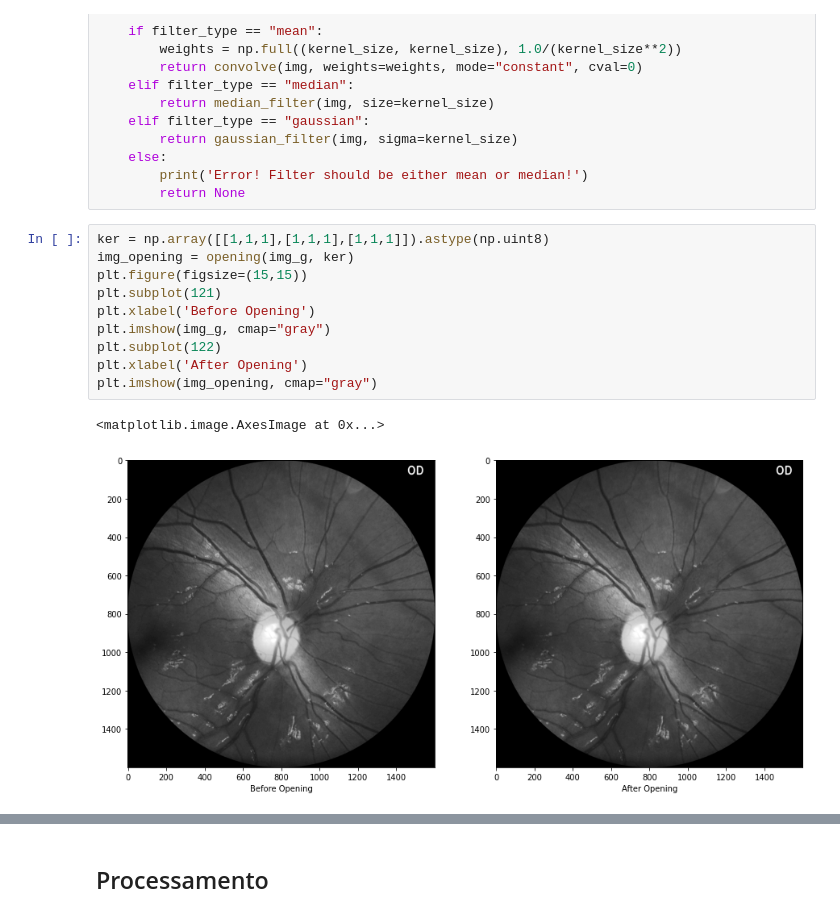
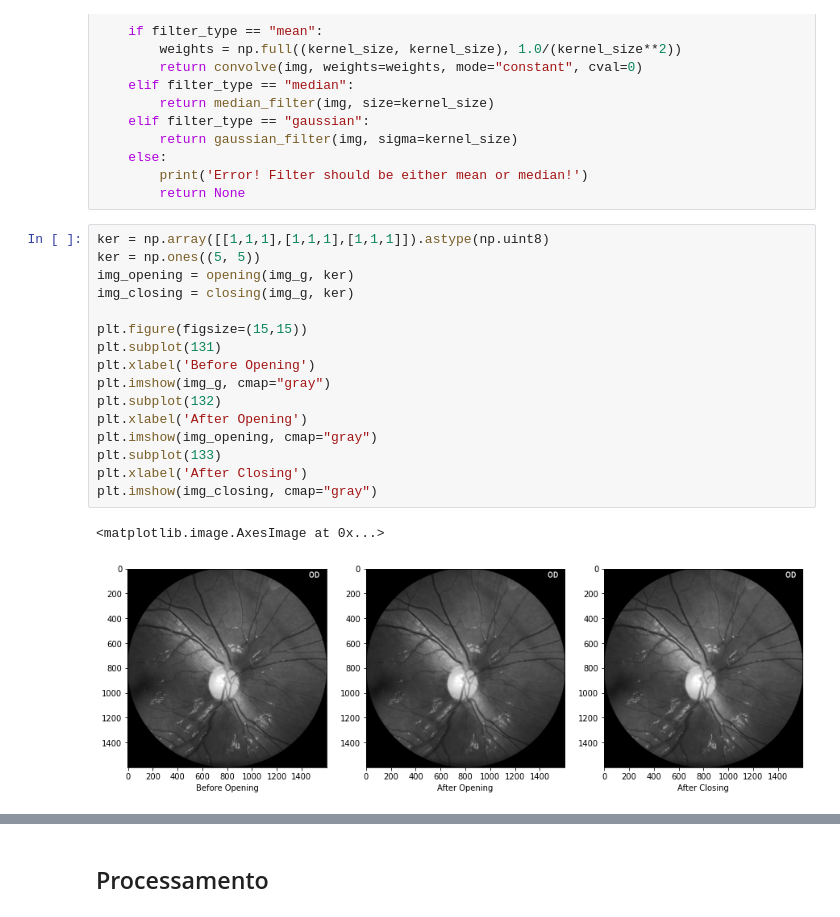
Before and after one commit to danbarretto/Vasc-bifurcation, a Jupyter notebook: vasc-bifurcation.ipynb, the cells around one changed output, grey strips where cells are left out. Drawn from its saved outputs; the diff is of its cells as text.

Commit message:
trying to denoise image pre threshold to improve processing

```diff
--- a/vasc-bifurcation.ipynb
+++ b/vasc-bifurcation.ipynb
@@ -41,15 +42,21 @@ def filter_img(img, kernel_size=3, filter_type="mean"):
         return None
 # %%
 ker = np.array([[1,1,1],[1,1,1],[1,1,1]]).astype(np.uint8)
+ker = np.ones((5, 5))
 img_opening = opening(img_g, ker)
+img_closing = closing(img_g, ker)
+
 plt.figure(figsize=(15,15))
-plt.subplot(121)
+plt.subplot(131)
 plt.xlabel('Before Opening')
 plt.imshow(img_g, cmap="gray")
-plt.subplot(122)
+plt.subplot(132)
 plt.xlabel('After Opening')
 plt.imshow(img_opening, cmap="gray")
+plt.subplot(133)
+plt.xlabel('After Closing')
+plt.imshow(img_closing, cmap="gray")
 # %% [output]
 <matplotlib.image.AxesImage at 0x...>
-[figure, old version]
+[figure, new version]
 # %%
```
Also changed, not shown: parts of 7 cells of this notebook.
